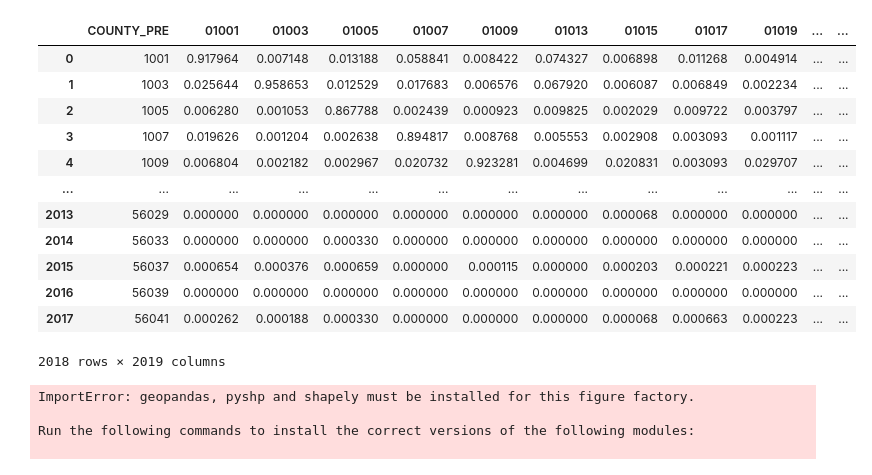
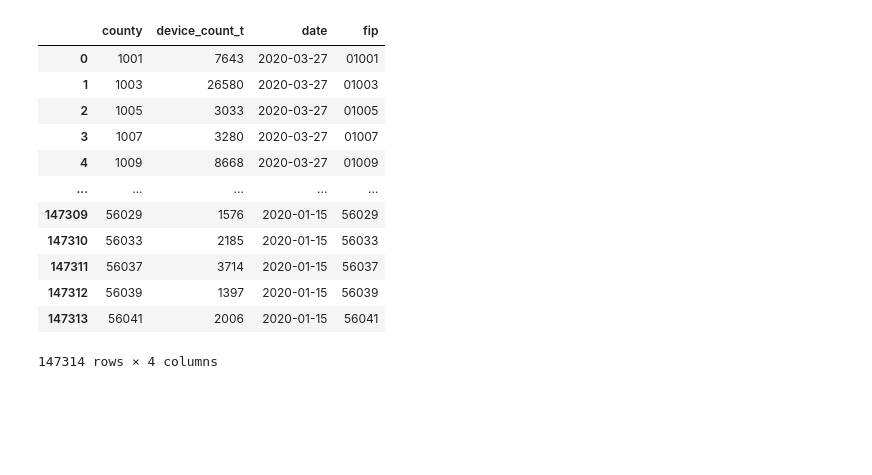
Before and after one commit to listenzcc/cov_usa, a Jupyter notebook: brief.ipynb, the cells around one changed output. Drawn from its saved outputs; the diff is of its cells as text; code cells hidden in the pictures; blank space fills up the shorter version.

```diff
--- a/brief.ipynb
+++ b/brief.ipynb
@@ -33,34 +92,18 @@ FileNames
 # %%
-df = pd.read_csv(os.path.join(DataDir, FileNames['county_lex'][-1]))
-df
+CountyDeviceDF = pd.read_csv(os.path.join(DataDir, FileNames['county_device'][0]))
+CountyDeviceDF['fip'] = CountyDeviceDF['county'].apply('{:0>5d}'.format)
+CountyDeviceDF
 # %% [output]
-|  | COUNTY_PRE | 01001 | 01003 | 01005 | 01007 | 01009 | 01013 | 01015 | 01017 | 01019 | ... | ... |
-| 0 | 1001 | 0.917964 | 0.007148 | 0.013188 | 0.058841 | 0.008422 | 0.074327 | 0.006898 | 0.011268 | 0.004914 | ... | ... |
-| 1 | 1003 | 0.025644 | 0.958653 | 0.012529 | 0.017683 | 0.006576 | 0.067920 | 0.006087 | 0.006849 | 0.002234 | ... | ... |
-| 2 | 1005 | 0.006280 | 0.001053 | 0.867788 | 0.002439 | 0.000923 | 0.009825 | 0.002029 | 0.009722 | 0.003797 | ... | ... |
-| 3 | 1007 | 0.019626 | 0.001204 | 0.002638 | 0.894817 | 0.008768 | 0.005553 | 0.002908 | 0.003093 | 0.001117 | ... | ... |
-| 4 | 1009 | 0.006804 | 0.002182 | 0.002967 | 0.020732 | 0.923281 | 0.004699 | 0.020831 | 0.003093 | 0.029707 | ... | ... |
-| ... | ... | ... | ... | ... | ... | ... | ... | ... | ... | ... | ... | ... |
-| 2013 | 56029 | 0.000000 | 0.000000 | 0.000000 | 0.000000 | 0.000000 | 0.000000 | 0.000068 | 0.000000 | 0.000000 | ... | ... |
-| 2014 | 56033 | 0.000000 | 0.000000 | 0.000330 | 0.000000 | 0.000000 | 0.000000 | 0.000000 | 0.000000 | 0.000000 | ... | ... |
-| 2015 | 56037 | 0.000654 | 0.000376 | 0.000659 | 0.000000 | 0.000115 | 0.000000 | 0.000203 | 0.000221 | 0.000223 | ... | ... |
-| 2016 | 56039 | 0.000000 | 0.000000 | 0.000000 | 0.000000 | 0.000000 | 0.000000 | 0.000000 | 0.000000 | 0.000000 | ... | ... |
-| 2017 | 56041 | 0.000262 | 0.000188 | 0.000330 | 0.000000 | 0.000000 | 0.000000 | 0.000068 | 0.000663 | 0.000223 | ... | ... |
+|  | county | device_count_t | date | fip |
+| 0 | 1001 | 7643 | 2020-03-27 | 01001 |
+| 1 | 1003 | 26580 | 2020-03-27 | 01003 |
+| 2 | 1005 | 3033 | 2020-03-27 | 01005 |
+| 3 | 1007 | 3280 | 2020-03-27 | 01007 |
+| 4 | 1009 | 8668 | 2020-03-27 | 01009 |
+| ... | ... | ... | ... | ... |
+| 147309 | 56029 | 1576 | 2020-01-15 | 56029 |
+| 147310 | 56033 | 2185 | 2020-01-15 | 56033 |
+| 147311 | 56037 | 3714 | 2020-01-15 | 56037 |
+| 147312 | 56039 | 1397 | 2020-01-15 | 56039 |
+| 147313 | 56041 | 2006 | 2020-01-15 | 56041 |
-2018 rows × 2019 columns
+147314 rows × 4 columns
-# %%
-import plotly.figure_factory as ff
-
-fips = ['06021', '06023', '06027',
-        '06029', '06033', '06059',
-        '06047', '06049', '06051',
-        '06055', '06061']
-values = range(len(fips))
-
-fig = ff.create_choropleth(fips=fips, values=values)
-fig.layout.template = None
-fig.show()
-# %% [output]
-ImportError: geopandas, pyshp and shapely must be installed for this figure factory.
-
-Run the following commands to install the correct versions of the following modules:
-
```
Also changed, not shown: parts of 9 cells of this notebook, 2 other files.
